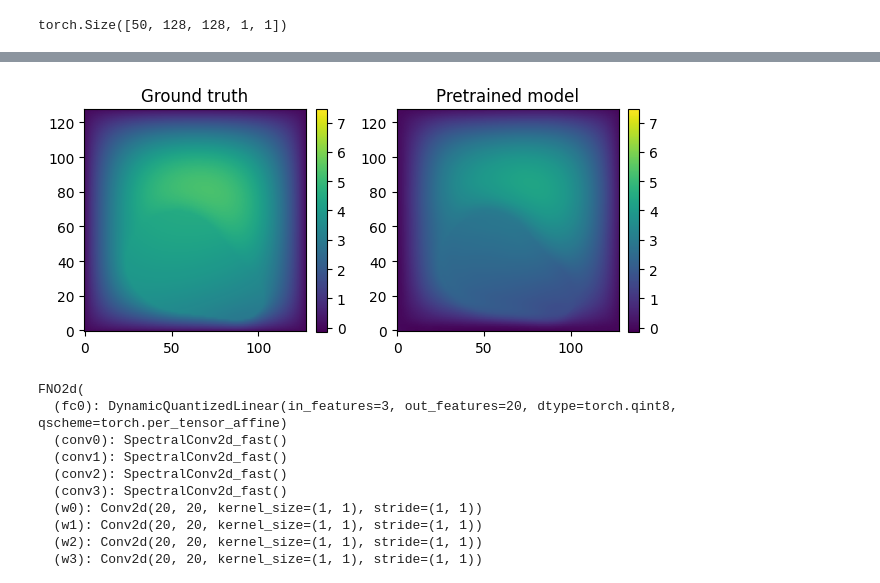
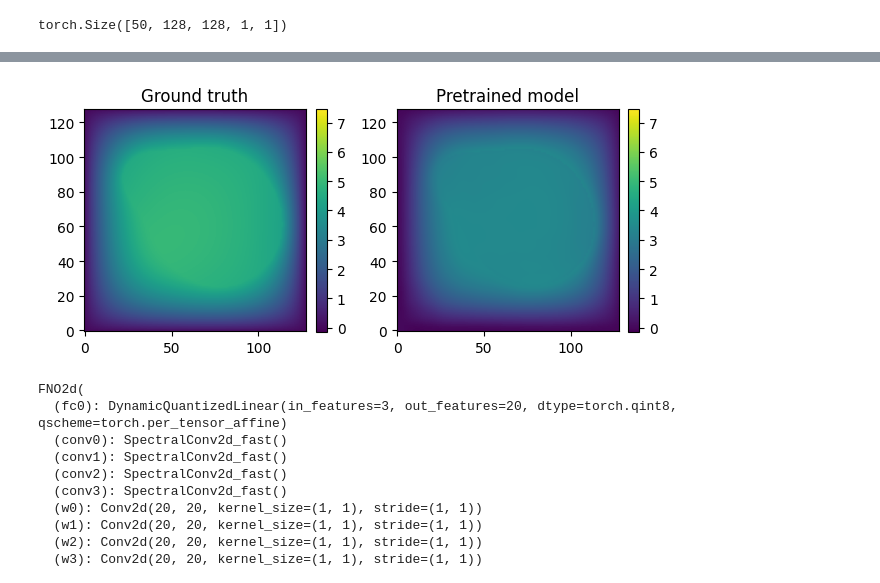
Before and after one commit to yashpatel5400/mcufno, a Jupyter notebook: quant_results_2D_case.ipynb, the cells around one changed output, grey strips where cells are left out. Saved outputs shown, nothing was run; the diff lists cells and outputs as text; code cells hidden in the pictures.

Commit message:
repeating with different examples but quantized error is still lower

```diff
--- a/quant_results_2D_case.ipynb
+++ b/quant_results_2D_case.ipynb
@@ -244,25 +244,25 @@ tensor(-0.1490) tensor(6.5824)
 # %%
 # def plot_result(res, ax):
 #     plot_Y = res.cpu().detach().numpy()
 #     im = ax.imshow(plot_Y, aspect=1)
 
 import matplotlib.pyplot as plt
 
 fig, axs = plt.subplots(1, 2)
-im0 = axs[0].imshow(y_orig[0, :, :, 0, 0].cpu().detach().numpy(),
+im0 = axs[0].imshow(y_orig[20, :, :, 0, 0].cpu().detach().numpy(),
                     origin="lower",
                     vmin=-0.1490,
                     vmax=7.4737)
 axs[0].set_title("Ground truth")
 fig.colorbar(im0, fraction=0.046, pad=0.04)
-im1 = axs[1].imshow(im[0, :, :, 0, 0].cpu().detach().numpy(), origin="lower",
+im1 = axs[1].imshow(im[20, :, :, 0, 0].cpu().detach().numpy(), origin="lower",
                 vmin=-0.1490,
                 vmax=7.4737)
 axs[1].set_title("Pretrained model")
 fig.colorbar(im1, fraction=0.046, pad=0.04)
 fig.tight_layout()
 # %% [output]
-[figure, old version]
+[figure, new version]
 # %%
 import torch.nn as nn
 # %%
```
Also changed, not shown: parts of 12 cells of this notebook.
